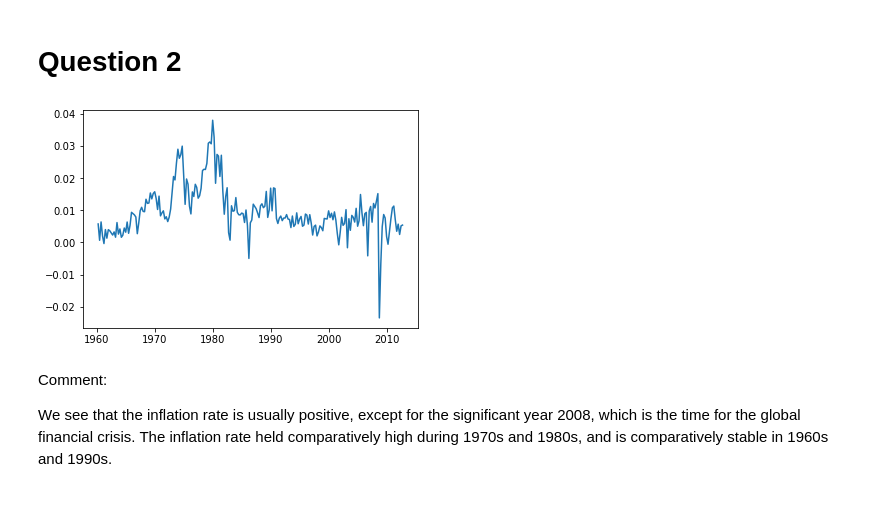
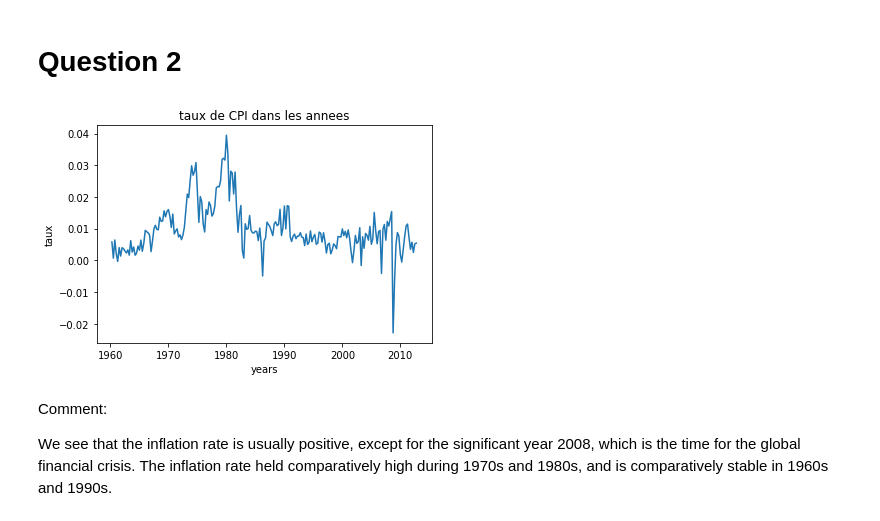
Before and after one commit to Antoninnnn/Econometrics_projet, a Jupyter notebook: src/P2.ipynb, the cells around one changed output. Saved outputs shown, nothing was run; the diff lists cells and outputs as text; code cells hidden in the pictures.

```diff
--- a/src/P2.ipynb
+++ b/src/P2.ipynb
@@ -15,13 +36,16 @@ n = len(CPI)
 # %%
 inf = []
 for i in range(1,n):
-    inter = (CPI[i] - CPI[i-1])/CPI[i]
+    inter = (CPI[i] - CPI[i-1])/CPI[i-1]
     inf.append(inter)
 # %%
 plt.plot(year[1:n],inf)
+plt.xlabel('years')
+plt.ylabel('taux')
+plt.title('taux de CPI dans les annees')
 plt.show()
 # %% [output]
-[figure, old version]
+[figure, new version]
 # %% [markdown]
 Comment:
 
```
Also changed, not shown: parts of 48 cells of this notebook, 3 other files.
